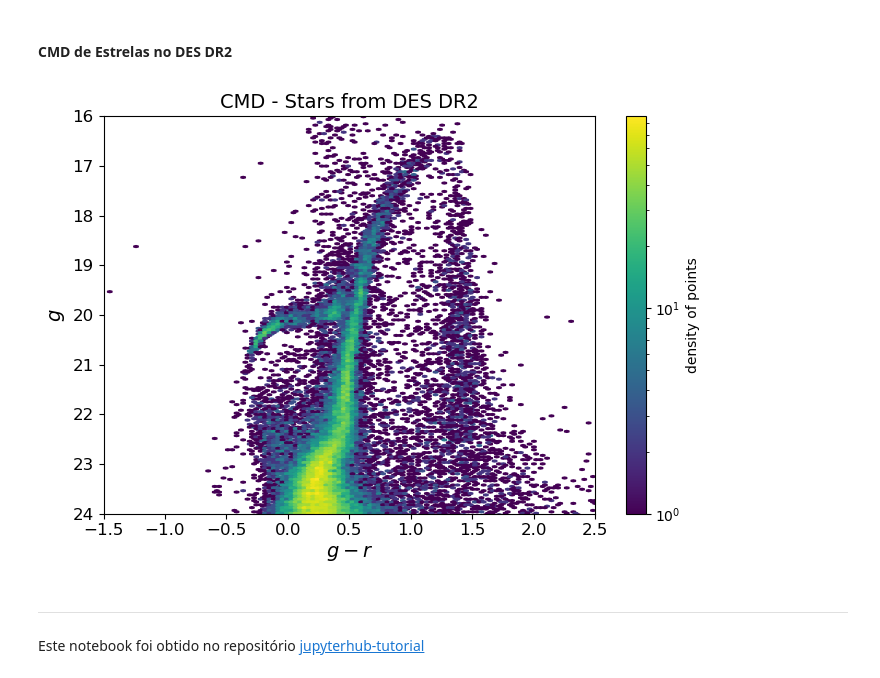
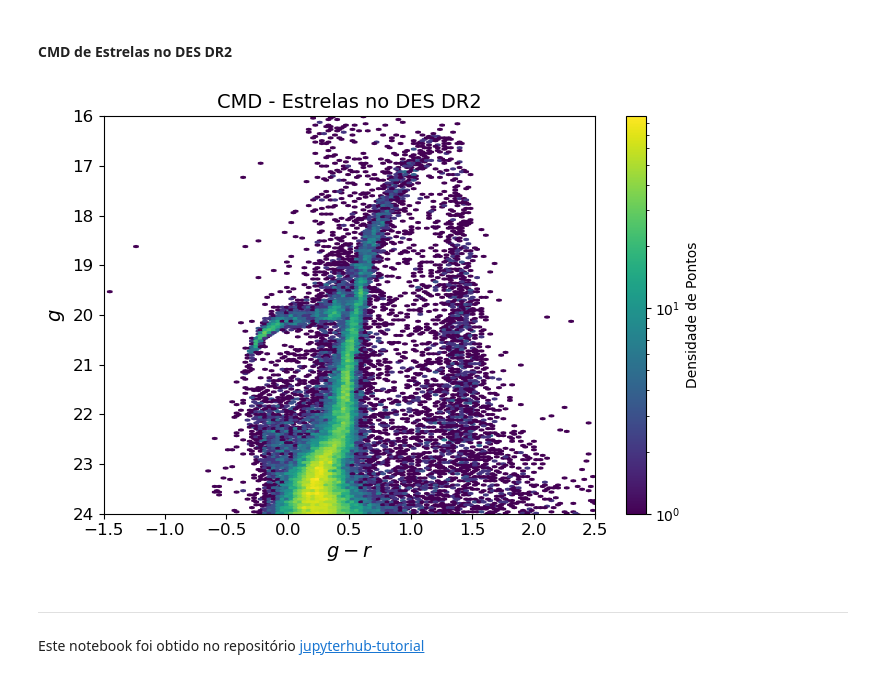
Before and after one commit to helenocampos/curso_python_bd, a Jupyter notebook: bd_DES_DR2.ipynb, the cells around one changed output. Saved outputs shown, nothing was run; the diff lists cells and outputs as text; code cells hidden in the pictures.

```diff
--- a/bd_DES_DR2.ipynb
+++ b/bd_DES_DR2.ipynb
@@ -447,18 +447,19 @@ dados.describe()
 #### CMD de Estrelas no DES DR2
 # %%
 plt.figure(figsize=[7,5])
-plt.title("CMD - Stars from DES DR2", fontsize=14)
-plt.hexbin(dados.gmr, dados.mag_r, gridsize=500, bins='log')
+plt.title("CMD - Estrelas no DES DR2", fontsize=14)
+plt.hexbin(dados.gmr, dados.mag_r, gridsize=500, bins='log') #Essa linha cria um gráfico hexbin usando Matplotlib,
+#que é particularmente útil para visualizar a densidade de pontos de dados em um espaço bidimensional.
 plt.xlabel("$g - r$", fontsize=14)
 plt.ylabel("$g$", fontsize=14)
-plt.colorbar(label="density of points")
+plt.colorbar(label="Densidade de Pontos")
 plt.xticks(fontsize=12)
 plt.yticks(fontsize=12)
 plt.xlim(-1.5,2.5)
 plt.ylim(24,16)
 plt.tight_layout()
 # %% [output]
-[figure, old version]
+[figure, new version]
 # %% [markdown]
 ---
 
```
Also changed, not shown: parts of 4 cells of this notebook, 5 other files.
